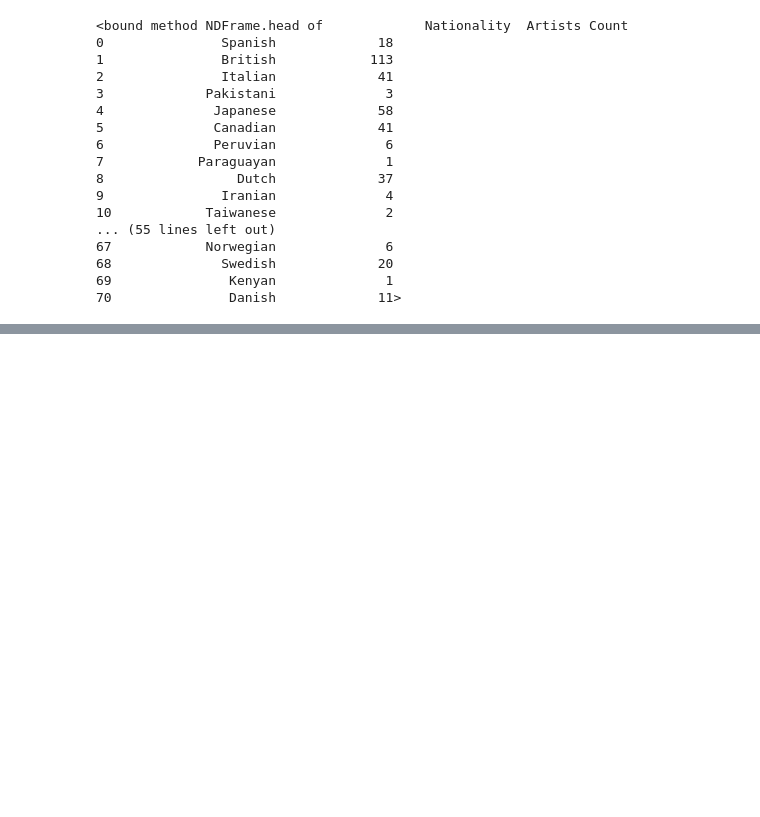
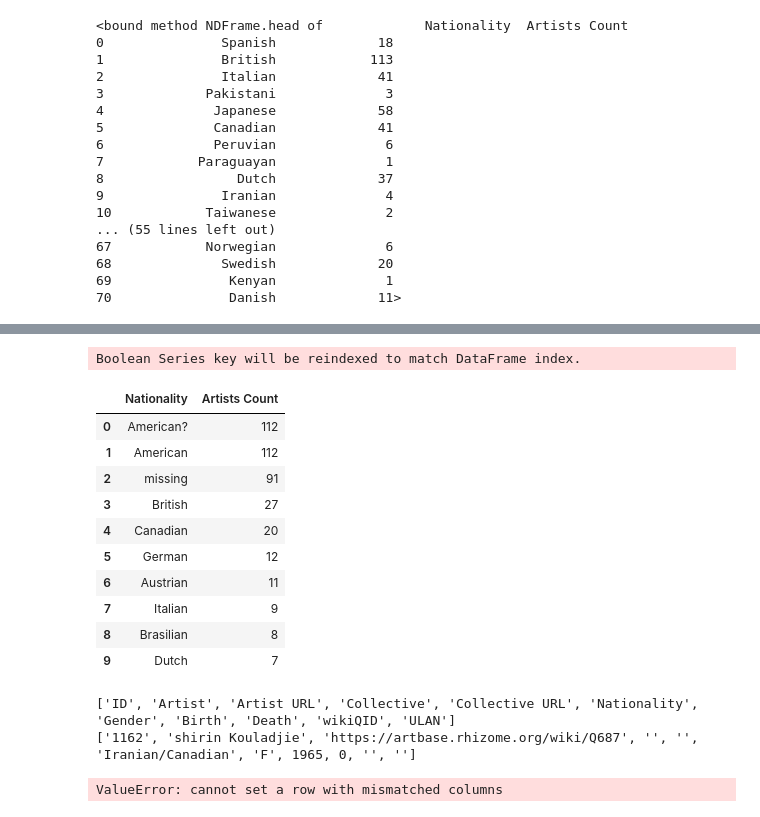
Before and after one commit to laurentfintoni/Net-Art-Rev, a Jupyter notebook: ChiaraViz_2.ipynb, the cells around one changed output, grey strips where cells are left out. Saved outputs shown, nothing was run; the diff lists cells and outputs as text; code cells hidden in the pictures; blank space fills up the shorter version.

```diff
--- a/ChiaraViz_2.ipynb
+++ b/ChiaraViz_2.ipynb
@@ -508,13 +508,13 @@ len(moma_artists)
 # %%
 moma_girls = moma_artists[moma_artists["Gender"].str.contains(r'F')]
 # %%
-list_galsNats = set(moma_girls.Nationality)
-len(list_galsNats)
+Mlist_galsNats = set(moma_girls.Nationality)
+len(Mlist_galsNats)
 # %% [output]
 71
 # %%
 f_artist_nats_count = pd.DataFrame(columns=['Nationality', 'Artists Count'])
-for nat in list_galsNats:
+for nat in Mlist_galsNats:
     that_nat_artists = moma_girls[moma_girls["Nationality"].str.contains(nat)]
     nat_row = [nat, len(that_nat_artists)]
     #print(nat_row)
@@ -560,0 +565,3 @@ f_artist_nats_count_top.head
+# %%
+rhz_girls = rhz_artists[rhz_artists["Gender"].str.contains(r'F')]
+len(rhz_girls)
@@ -560,0 +570,3 @@ f_artist_nats_count_top.head
+# %%
+Rlist_galsNats = set(rhz_girls.Nationality)
+Rlist_galsNats
@@ -560,0 +591,36 @@ f_artist_nats_count_top.head
+# %%
+f_artist_nats_count_rh = pd.DataFrame(columns=['Nationality', 'Artists Count'])
+for nat in Rlist_galsNats:
+    that_nat_artists = rhz_girls[rhz_girls["Nationality"].str.contains(nat)]
+    nat_row = [nat, len(that_nat_artists)]
+    #print(nat_row)
+    f_artist_nats_count_rh.loc[len(f_artist_nats_count_rh.index)] = nat_row
+
+f_artist_nats_count_rh=f_artist_nats_count_rh.sort_values(by=['Artists Count'], ascending=False, ignore_index=True)
+Rf_artist_nats_count_top = f_artist_nats_count_rh[f_artist_nats_count['Nationality']!= 'missing'][:10]
+Rf_artist_nats_count_top
+# %% [output]
+Boolean Series key will be reindexed to match DataFrame index.
+|  | Nationality | Artists Count |
+| 0 | American? | 112 |
+| 1 | American | 112 |
+| 2 | missing | 91 |
+| 3 | British | 27 |
+| 4 | Canadian | 20 |
+| 5 | German | 12 |
+| 6 | Austrian | 11 |
+| 7 | Italian | 9 |
+| 8 | Brasilian | 8 |
+| 9 | Dutch | 7 |
+# %%
+rh_nats = set(f_artist_nats_count_rh_bottom.Nationality)
+rh_nats
+Rbottom_nats_artists = pd.DataFrame()
+for nat in rh_nats:
+    row = rhz_girls[rhz_girls.Nationality == nat]
+    print(list(row.values[0]))
+    Rbottom_nats_artists =  Rbottom_nats_artists.loc[len(Rbottom_nats_artists.index)] = row
+# %% [output]
+['ID', 'Artist', 'Artist URL', 'Collective', 'Collective URL', 'Nationality', 'Gender', 'Birth', 'Death', 'wikiQID', 'ULAN']
+['1162', 'shirin Kouladjie', 'https://artbase.rhizome.org/wiki/Q687', '', '', 'Iranian/Canadian', 'F', 1965, 0, '', '']
+ValueError: cannot set a row with mismatched columns
```
Also changed, not shown: parts of 3 cells of this notebook.
